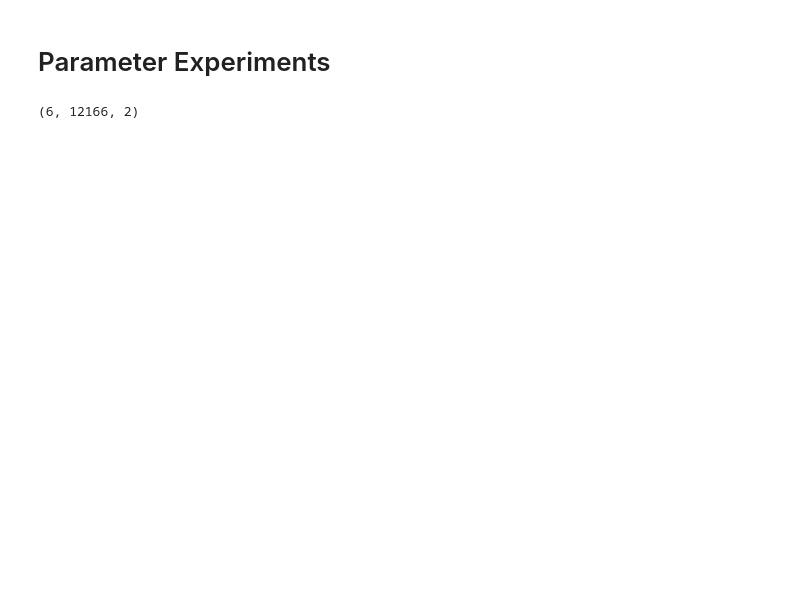
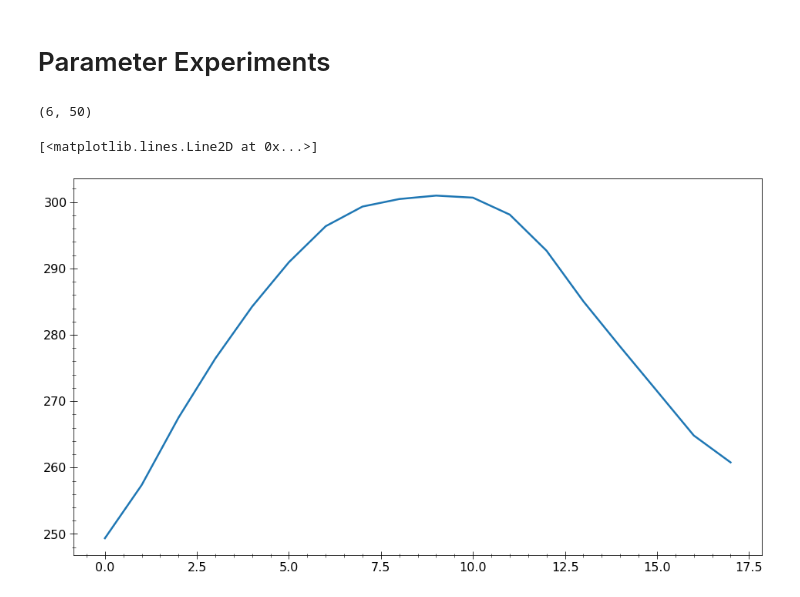
Before and after one commit to BenniSchmiedel/ZOEE, a Jupyter notebook: Plotting.ipynb, the cells around one changed output. Drawn from its saved outputs; the diff is of its cells as text; code cells hidden in the pictures; blank space fills up the shorter version.

```diff
--- a/Plotting.ipynb
+++ b/Plotting.ipynb
@@ -108,7 +123,7 @@ Ptest_HadCM3_paras=[]
 Ptest_HadCM3_ZMT=[]
 Ptest_HadCM3_GMT=[]
 for i in range(6):
-    data=np.genfromtxt('Experiments/parametertest/Parametertest_HadCM3_0.txt',delimiter=',')
+    data=np.genfromtxt('Experiments/parametertest/Parametertest_HadCM3_'+str(i)+'.txt',delimiter=',')
     Ptest_HadCM3_paras.append(data[0])
     Ptest_HadCM3_ZMT.append(data[1:19])
     Ptest_HadCM3_GMT.append(data[20:])
@@ -115,4 +156,9 @@ for i in range(6):
 # %%
-np.array(Ptest_HadCM3_GMT).shape
+np.array(Ptest_HadCM3_paras).shape
 # %% [output]
-(6, 12166, 2)
+(6, 50)
+# %%
+plt.plot(Ptest_HadCM3_ZMT[0][:,25])
+# %% [output]
+[<matplotlib.lines.Line2D at 0x...>]
+[figure, added]
```
Also changed, not shown: parts of 17 cells of this notebook, 34 other files.
